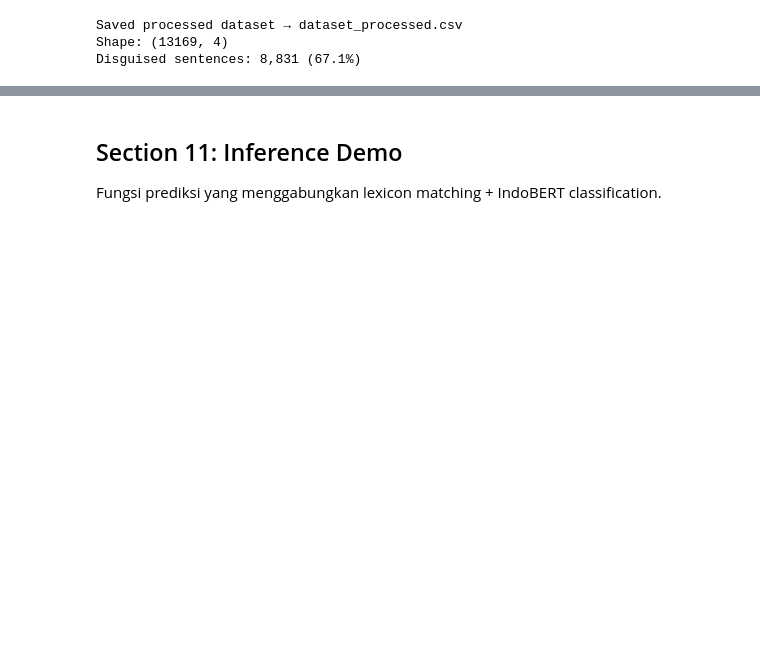
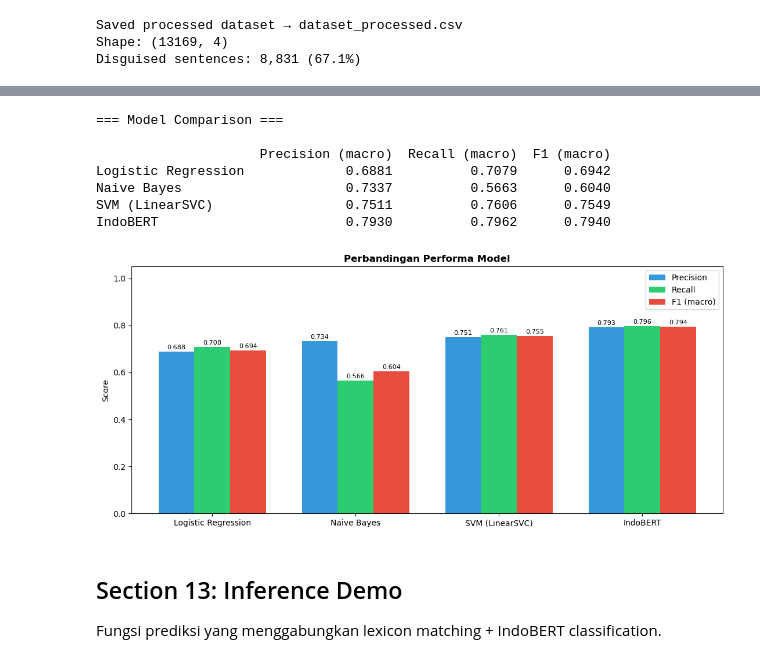
Before and after one commit to britoddd/nlp-swear_words_detector, a Jupyter notebook: nlp_group10.ipynb, the cells around one changed output, grey strips where cells are left out. Cells and saved outputs as stored; diff of their text form; code cells hidden in the pictures; blank space fills up the shorter version.

```diff
--- a/nlp_group10.ipynb
+++ b/nlp_group10.ipynb
@@ -789,38 +1047,48 @@ def get_metrics(y_true, y_pred):
 results = pd.DataFrame({
     'Logistic Regression': get_metrics(y_test,      y_pred_lr),
     'Naive Bayes':         get_metrics(y_test,      y_pred_nb),
+    'SVM (LinearSVC)':     get_metrics(y_test,      y_pred_svm),
     'IndoBERT':            get_metrics(y_true_bert, y_pred_bert),
 }).T.round(4)
 
 print('=== Model Comparison ===\n')
 print(results.to_string())
 
 # Bar chart
-fig, ax = plt.subplots(figsize=(9, 5))
+fig, ax = plt.subplots(figsize=(11, 5))
 x = np.arange(len(results))
 w = 0.25
 bars1 = ax.bar(x - w, results['Precision (macro)'], w, label='Precision', color='#3498db')
 bars2 = ax.bar(x,     results['Recall (macro)'],    w, label='Recall',    color='#2ecc71')
 bars3 = ax.bar(x + w, results['F1 (macro)'],        w, label='F1 (macro)',color='#e74c3c')
 
 ax.set_xticks(x)
 ax.set_xticklabels(results.index)
 ax.set_ylim(0, 1.05)
 ax.set_ylabel('Score')
 ax.set_title('Perbandingan Performa Model', fontweight='bold')
 ax.legend()
 
 for bars in [bars1, bars2, bars3]:
     for bar in bars:
         h = bar.get_height()
         ax.text(bar.get_x() + bar.get_width()/2, h + 0.005,
                 f'{h:.3f}', ha='center', va='bottom', fontsize=8)
 
 plt.tight_layout()
 plt.savefig('model_comparison.png', dpi=150, bbox_inches='tight')
 plt.show()
+# %% [output]
+=== Model Comparison ===
+
+                     Precision (macro)  Recall (macro)  F1 (macro)
+Logistic Regression             0.6881          0.7079      0.6942
+Naive Bayes                     0.7337          0.5663      0.6040
+SVM (LinearSVC)                 0.7511          0.7606      0.7549
+IndoBERT                        0.7930          0.7962      0.7940
+[figure, added]
 # %% [markdown]
-## Section 11: Inference Demo
+## Section 13: Inference Demo
 
 Fungsi prediksi yang menggabungkan lexicon matching + IndoBERT classification.
 # %%
```
Also changed, not shown: parts of 27 cells of this notebook.
